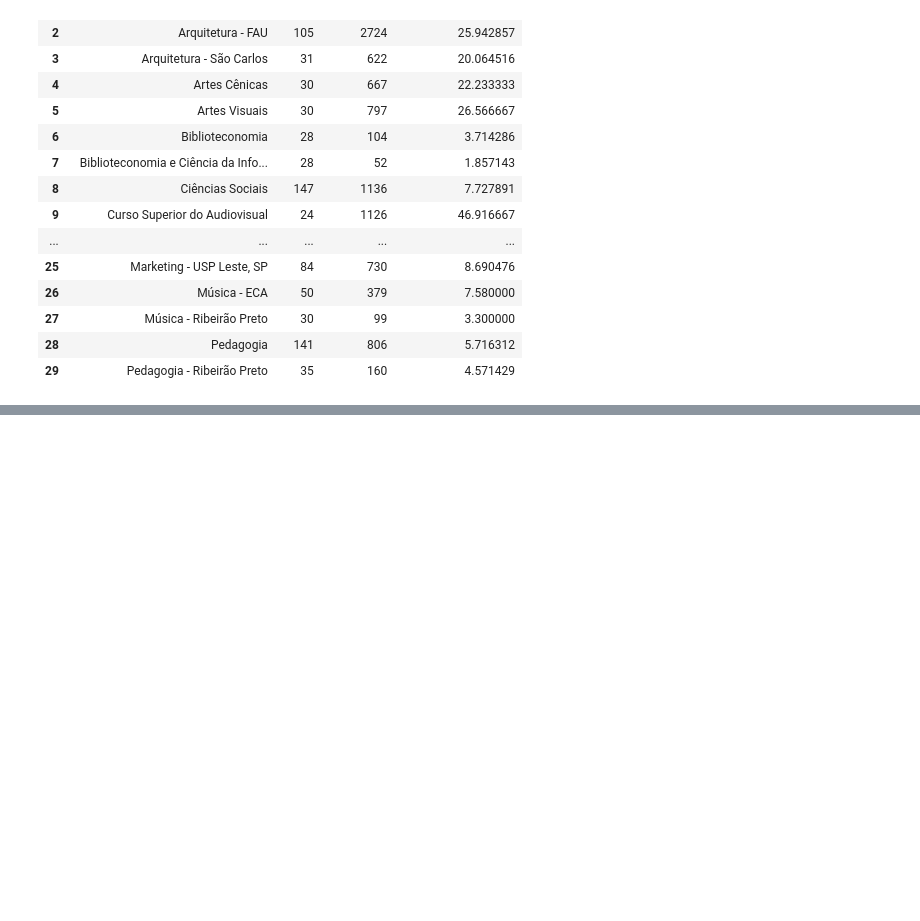
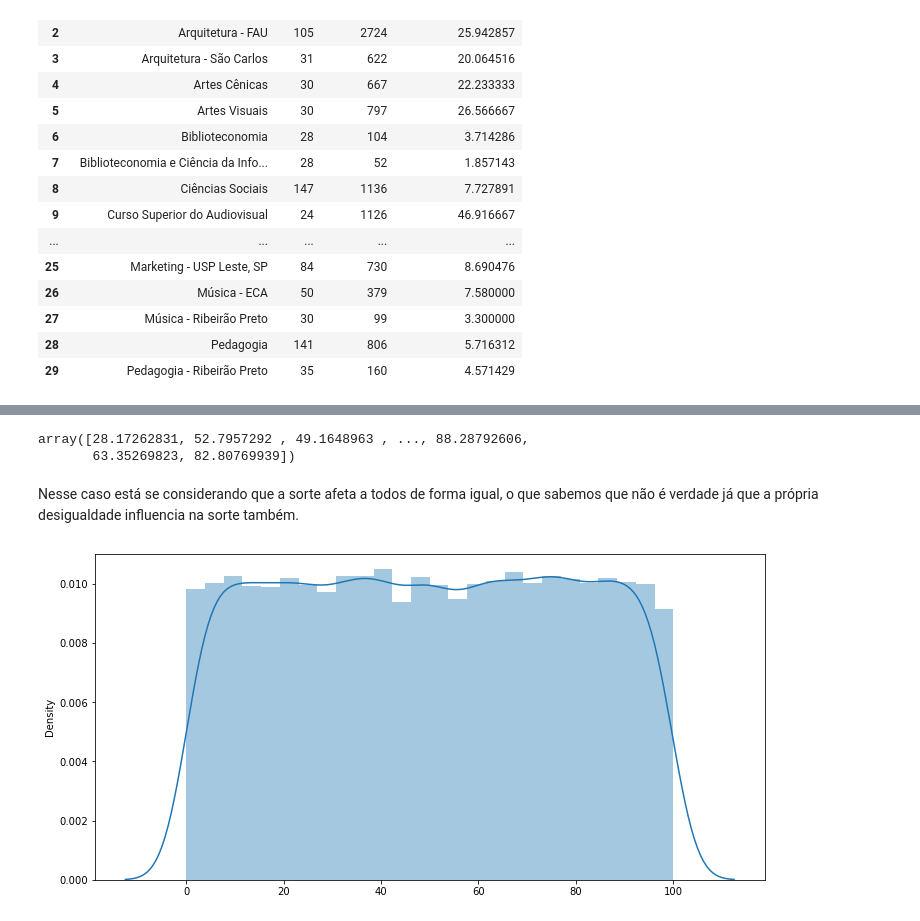
Before and after one commit to renatagsr/projetos, a Jupyter notebook: Meritocracia/Meritocracia.ipynb, the cells around one changed output, grey strips where cells are left out. Cells and saved outputs as stored; diff of their text form; code cells hidden in the pictures; blank space fills up the shorter version.

```diff
--- a/Meritocracia/Meritocracia.ipynb
+++ b/Meritocracia/Meritocracia.ipynb
@@ -221,0 +252,17 @@ dados.head(30)
+# %%
+def gera_sorte(candidatos):
+    return np.random.uniform(0, 100, candidatos)
+
+sorte = gera_sorte(candidatos)
+sorte
+# %% [output]
+array([28.17262831, 52.7957292 , 49.1648963 , ..., 88.28792606,
+       63.35269823, 82.80769939])
+# %% [markdown]
+Nesse caso está se considerando que a sorte afeta a todos de forma igual, o que sabemos que não é verdade já que a própria desigualdade influencia na sorte também.
+# %%
+plt.figure(figsize=(12,6))
+sns.distplot(sorte)
+plt.show()
+# %% [output]
+[figure, added]
```
Also changed, not shown: parts of 5 cells of this notebook.
